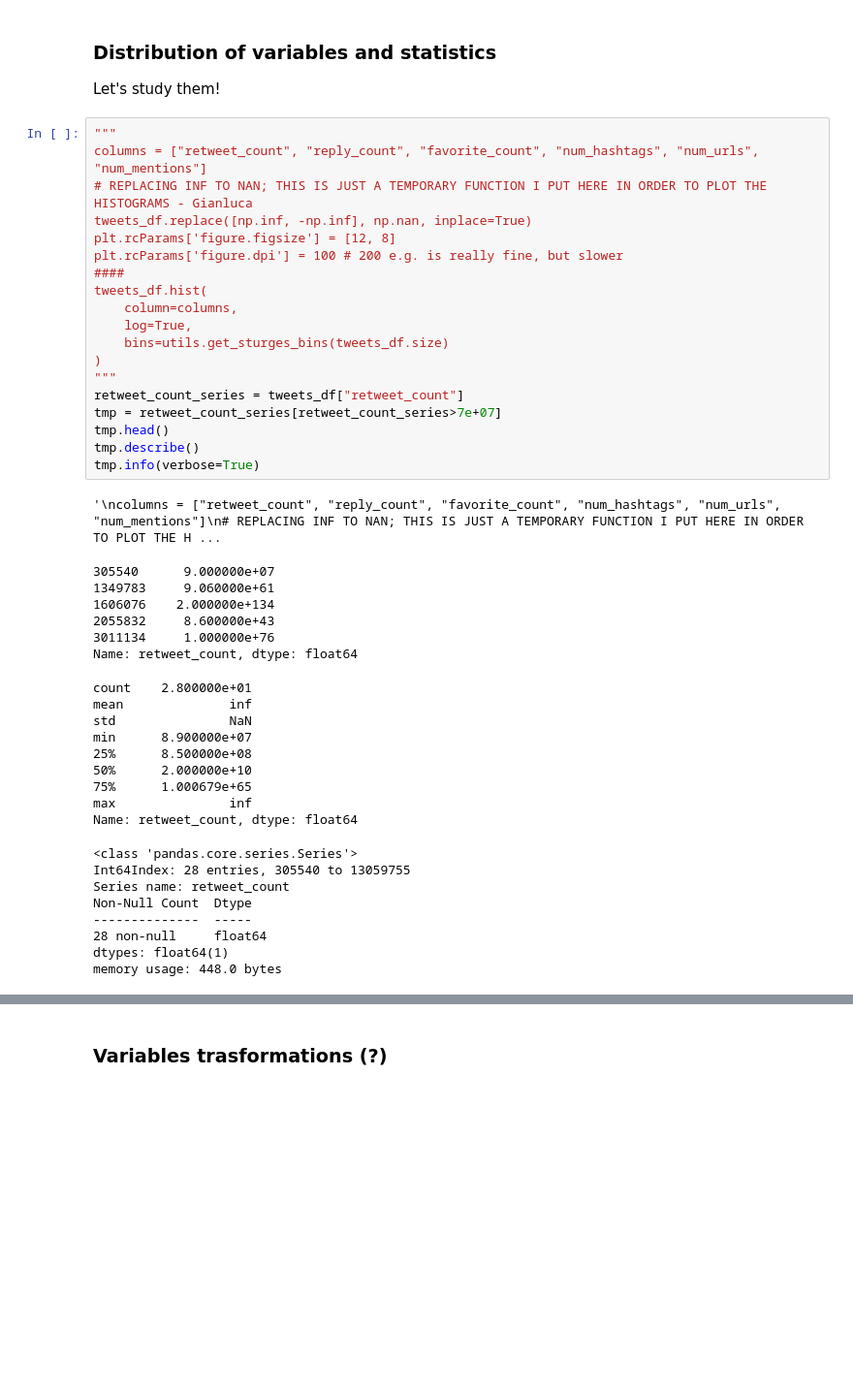
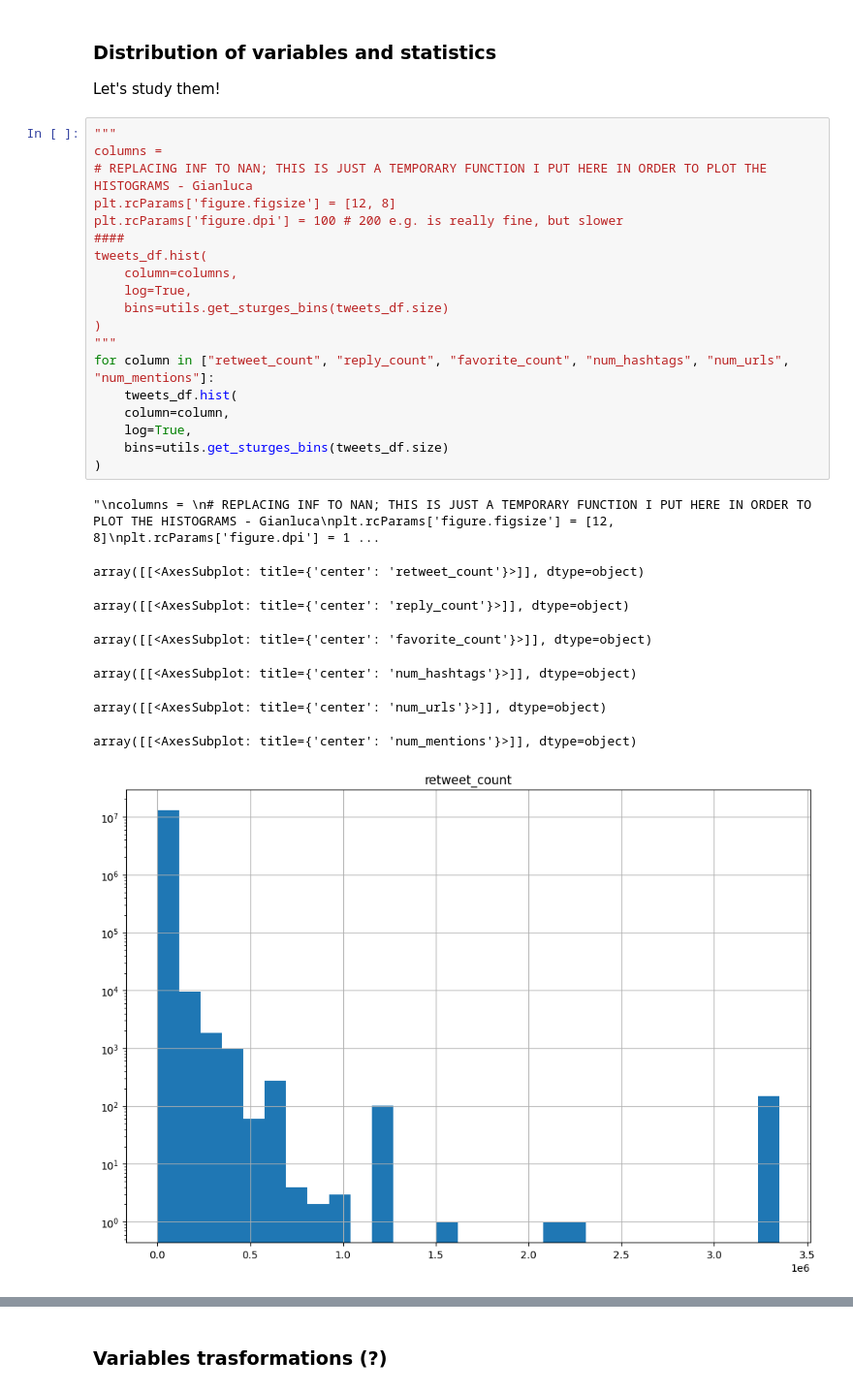
Before and after one commit to The-seven-dwarfs/DataMining-Group7, a Jupyter notebook: 1-Data_Understanding_and_Preparation.ipynb, the cells around one changed output, grey strips where cells are left out. Shown at 97% size. Cells and saved outputs as stored; diff of their text form; blank space fills up the shorter version.

```diff
--- a/1-Data_Understanding_and_Preparation.ipynb
+++ b/1-Data_Understanding_and_Preparation.ipynb
@@ -387,45 +426,29 @@ memory usage: 2.7 GB
 Let's study them!
 # %%
 """
-columns = ["retweet_count", "reply_count", "favorite_count", "num_hashtags", "num_urls", "num_mentions"]
+columns =
 # REPLACING INF TO NAN; THIS IS JUST A TEMPORARY FUNCTION I PUT HERE IN ORDER TO PLOT THE HISTOGRAMS - Gianluca
-tweets_df.replace([np.inf, -np.inf], np.nan, inplace=True)
 plt.rcParams['figure.figsize'] = [12, 8]
 plt.rcParams['figure.dpi'] = 100 # 200 e.g. is really fine, but slower
 ####
 tweets_df.hist(
     column=columns,
     log=True,
     bins=utils.get_sturges_bins(tweets_df.size)
 )
 """
-retweet_count_series = tweets_df["retweet_count"]
-tmp = retweet_count_series[retweet_count_series>7e+07]
-tmp.head()
-tmp.describe()
-tmp.info(verbose=True)
+for column in ["retweet_count", "reply_count", "favorite_count", "num_hashtags", "num_urls", "num_mentions"]:
+    tweets_df.hist(
+    column=column,
+    log=True,
+    bins=utils.get_sturges_bins(tweets_df.size)
+)
 # %% [output]
-'\ncolumns = ["retweet_count", "reply_count", "favorite_count", "num_hashtags", "num_urls", "num_mentions"]\n# REPLACING INF TO NAN; THIS IS JUST A TEMPORARY FUNCTION I PUT HERE IN ORDER TO PLOT THE H ...
+"\ncolumns = \n# REPLACING INF TO NAN; THIS IS JUST A TEMPORARY FUNCTION I PUT HERE IN ORDER TO PLOT THE HISTOGRAMS - Gianluca\nplt.rcParams['figure.figsize'] = [12, 8]\nplt.rcParams['figure.dpi'] = 1 ...
-305540      9.000000e+07
-1349783     9.060000e+61
-1606076    2.000000e+134
-2055832     8.600000e+43
-3011134     1.000000e+76
-Name: retweet_count, dtype: float64
+array([[<AxesSubplot: title={'center': 'retweet_count'}>]], dtype=object)
-count    2.800000e+01
-mean              inf
-std               NaN
-min      8.900000e+07
-25%      8.500000e+08
-50%      2.000000e+10
-75%      1.000679e+65
-max               inf
-Name: retweet_count, dtype: float64
+array([[<AxesSubplot: title={'center': 'reply_count'}>]], dtype=object)
-<class 'pandas.core.series.Series'>
-Int64Index: 28 entries, 305540 to 13059755
-Series name: retweet_count
-Non-Null Count  Dtype
---------------  -----
-28 non-null     float64
-dtypes: float64(1)
-memory usage: 448.0 bytes
+array([[<AxesSubplot: title={'center': 'favorite_count'}>]], dtype=object)
+array([[<AxesSubplot: title={'center': 'num_hashtags'}>]], dtype=object)
+array([[<AxesSubplot: title={'center': 'num_urls'}>]], dtype=object)
+array([[<AxesSubplot: title={'center': 'num_mentions'}>]], dtype=object)
+[figure, added]
```
Also changed, not shown: parts of 7 cells of this notebook, 1 other file.
